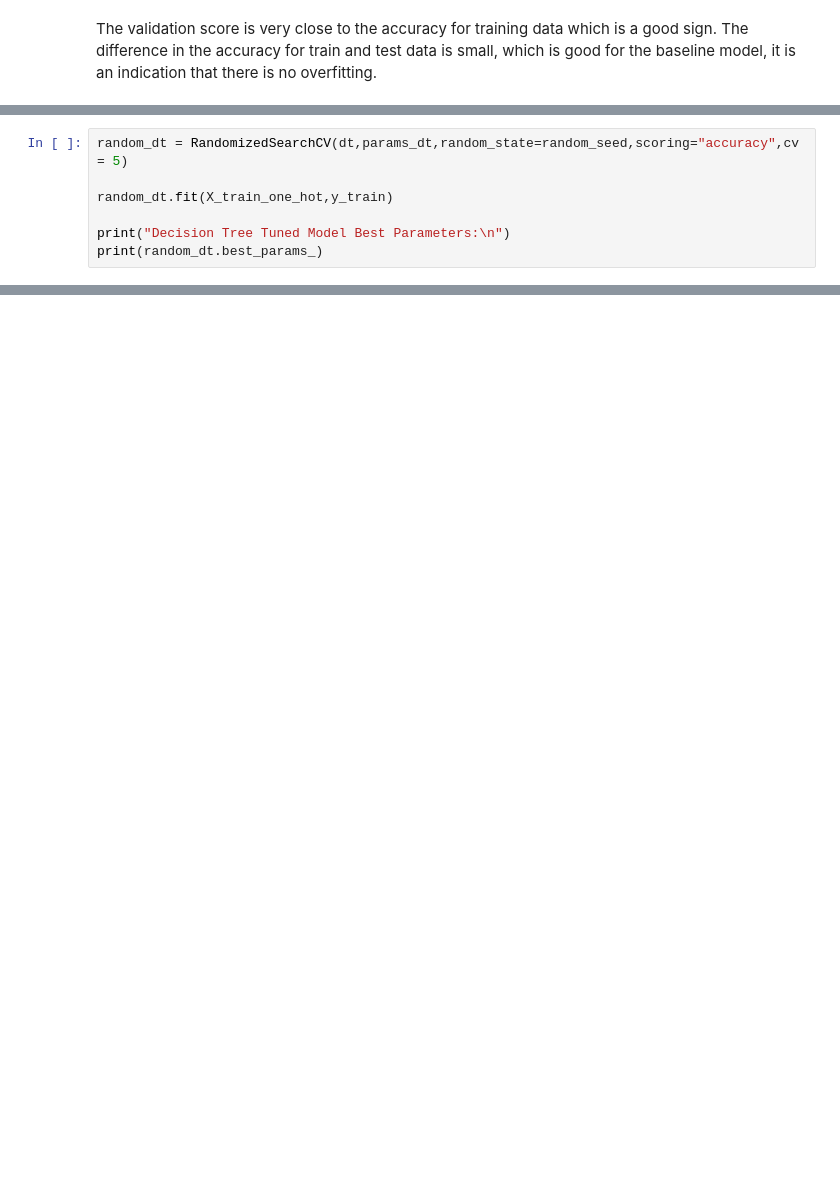
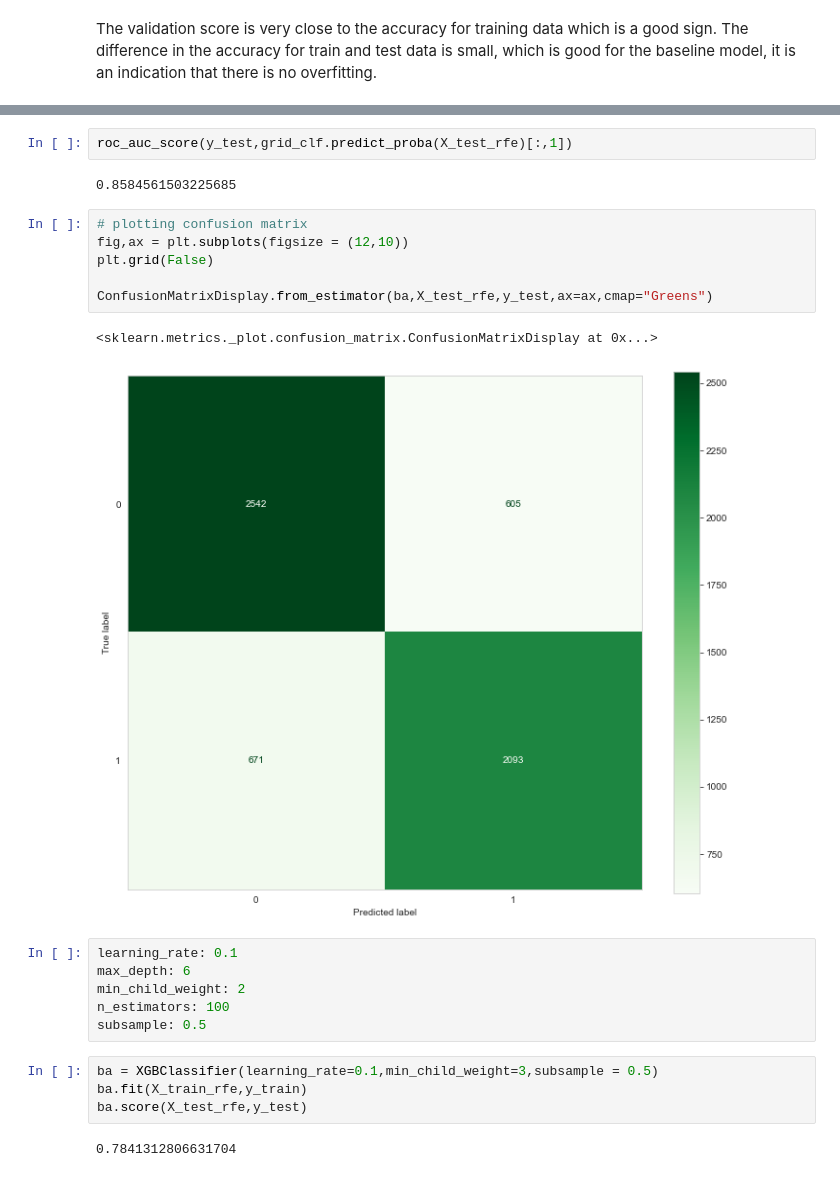
Before and after one commit to ngili/Predicting-H1N1-and-Seasonal-Flu-Vaccinations, a Jupyter notebook: analysis.ipynb, the cells around one changed output, grey strips where cells are left out. Saved outputs shown, nothing was run; the diff lists cells and outputs as text; blank space fills up the shorter version.

```diff
--- a/analysis.ipynb
+++ b/analysis.ipynb
@@ -774,7 +658,0 @@ params_dt = [{"max_depth":range(2,21),
-# %%
-random_dt = RandomizedSearchCV(dt,params_dt,random_state=random_seed,scoring="accuracy",cv = 5)
-
-random_dt.fit(X_train_one_hot,y_train)
-
-print("Decision Tree Tuned Model Best Parameters:\n")
-print(random_dt.best_params_)
@@ -816,0 +835,25 @@ print(accuracy_score(y_train,knn_train))
+# %%
+roc_auc_score(y_test,grid_clf.predict_proba(X_test_rfe)[:,1])
+# %% [output]
+0.8584561503225685
+# %%
+# plotting confusion matrix
+fig,ax = plt.subplots(figsize = (12,10))
+plt.grid(False)
+
+ConfusionMatrixDisplay.from_estimator(ba,X_test_rfe,y_test,ax=ax,cmap="Greens")
+# %% [output]
+<sklearn.metrics._plot.confusion_matrix.ConfusionMatrixDisplay at 0x...>
+[figure, added]
+# %%
+learning_rate: 0.1
+max_depth: 6
+min_child_weight: 2
+n_estimators: 100
+subsample: 0.5
+# %%
+ba = XGBClassifier(learning_rate=0.1,min_child_weight=3,subsample = 0.5)
+ba.fit(X_train_rfe,y_train)
+ba.score(X_test_rfe,y_test)
+# %% [output]
+0.7841312806631704
```
Also changed, not shown: parts of 70 cells of this notebook.
